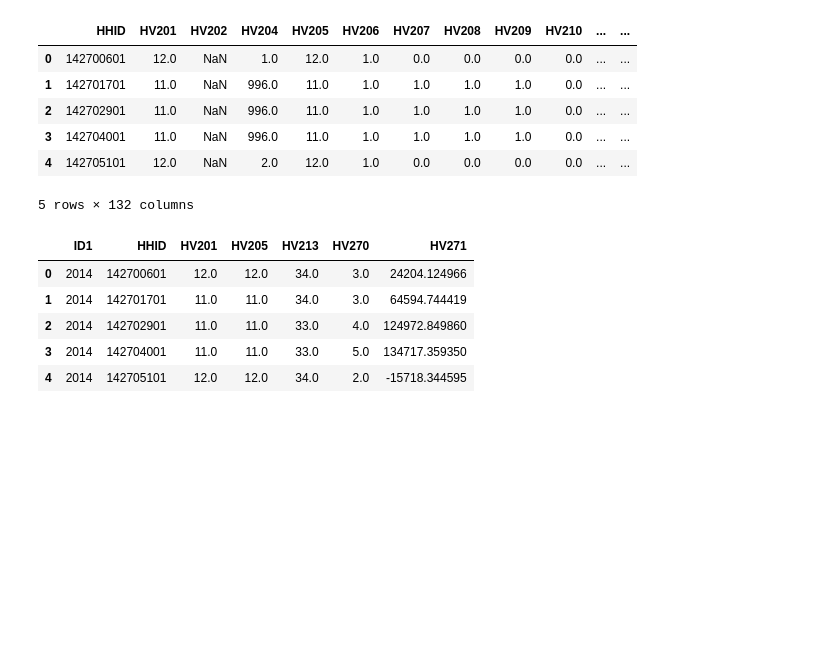
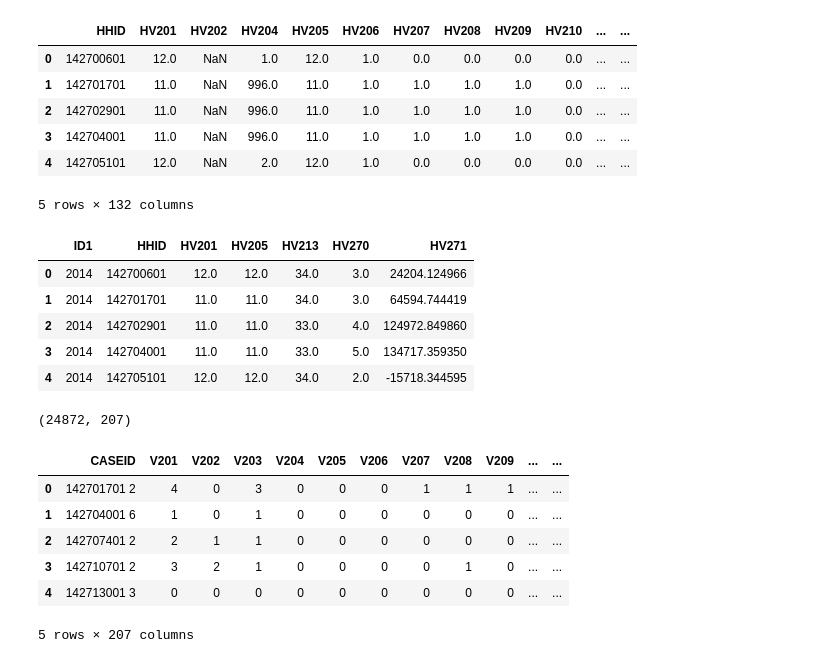
Before and after one commit to ChallengeCare/endes-analisis, a Jupyter notebook: nb/cap-1-3.ipynb, the cells around one changed output. Saved outputs shown, nothing was run; the diff lists cells and outputs as text; code cells hidden in the pictures; blank space fills up the shorter version.

```diff
--- a/nb/cap-1-3.ipynb
+++ b/nb/cap-1-3.ipynb
@@ -335,3 +335,17 @@ df_vivienda_14.head()
 | 2 | 2014 | 142702901 | 11.0 | 11.0 | 33.0 | 4.0 | 124972.849860 |
 | 3 | 2014 | 142704001 | 11.0 | 11.0 | 33.0 | 5.0 | 134717.359350 |
 | 4 | 2014 | 142705101 | 12.0 | 12.0 | 34.0 | 2.0 | -15718.344595 |
+# %%
+# Fecundidad
+df_fecundidad_14 = pd.read_csv(f'{csv_path}/2014_ENDES/Modulo67/RE223132.csv')
+print(df_fecundidad_14.shape)
+df_fecundidad_14.head()
+# %% [output]
+(24872, 207)
+|  | CASEID | V201 | V202 | V203 | V204 | V205 | V206 | V207 | V208 | V209 | ... | ... |
+| 0 | 142701701 2 | 4 | 0 | 3 | 0 | 0 | 0 | 1 | 1 | 1 | ... | ... |
+| 1 | 142704001 6 | 1 | 0 | 1 | 0 | 0 | 0 | 0 | 0 | 0 | ... | ... |
+| 2 | 142707401 2 | 2 | 1 | 1 | 0 | 0 | 0 | 0 | 0 | 0 | ... | ... |
+| 3 | 142710701 2 | 3 | 2 | 1 | 0 | 0 | 0 | 0 | 1 | 0 | ... | ... |
+| 4 | 142713001 3 | 0 | 0 | 0 | 0 | 0 | 0 | 0 | 0 | 0 | ... | ... |
+5 rows × 207 columns
```
Also changed, not shown: parts of 88 cells of this notebook, 8 other files.
